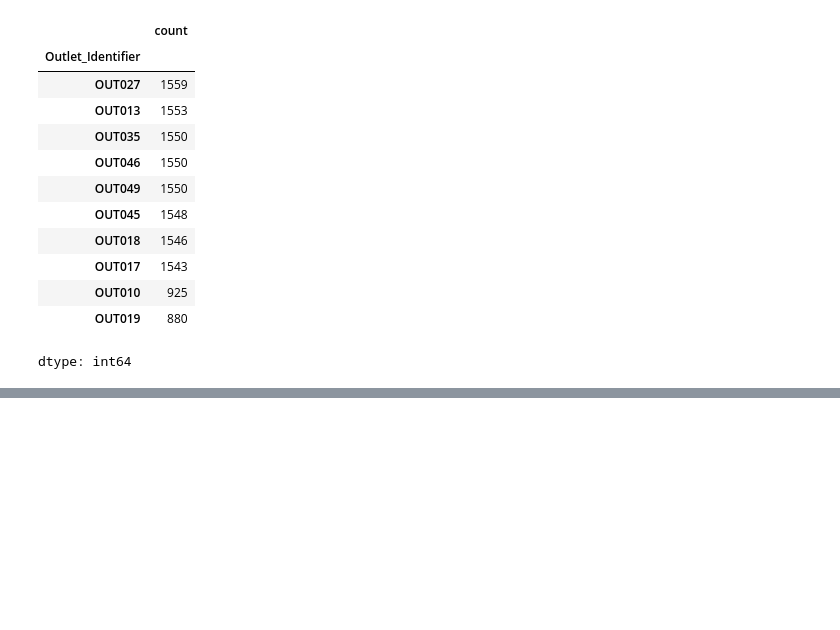
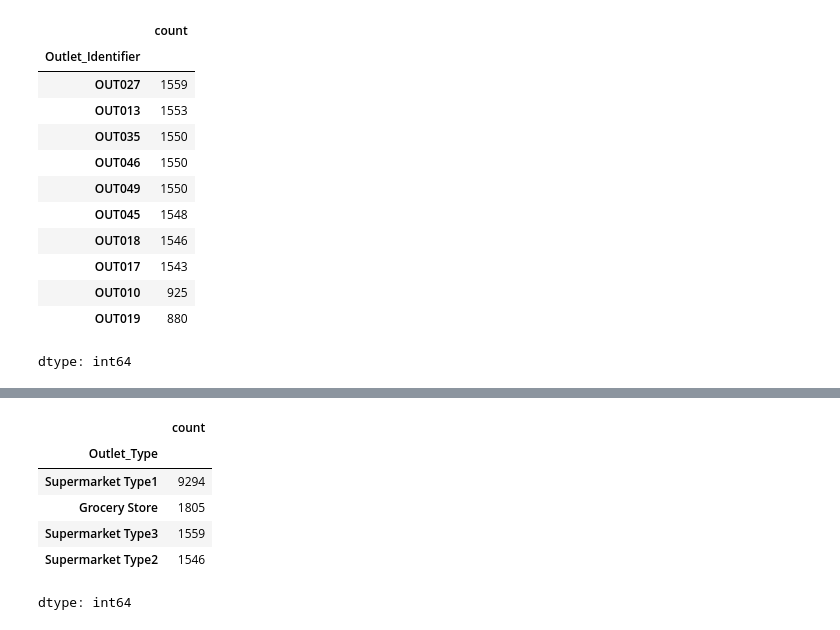
Before and after one commit to Mahesh2056/Big_Sales_Prediction, a Jupyter notebook: Big_Sales_Prediction.ipynb, the cells around one changed output, grey strips where cells are left out. Saved outputs shown, nothing was run; the diff lists cells and outputs as text; code cells hidden in the pictures; blank space fills up the shorter version.

```diff
--- a/Big_Sales_Prediction.ipynb
+++ b/Big_Sales_Prediction.ipynb
@@ -214,0 +277,10 @@ dtype: int64
+# %%
+df[['Outlet_Type']].value_counts()
+# %% [output]
+|  | count |
+| Outlet_Type |  |
+| Supermarket Type1 | 9294 |
+| Grocery Store | 1805 |
+| Supermarket Type3 | 1559 |
+| Supermarket Type2 | 1546 |
+dtype: int64
```
Also changed, not shown: parts of 11 cells of this notebook.
